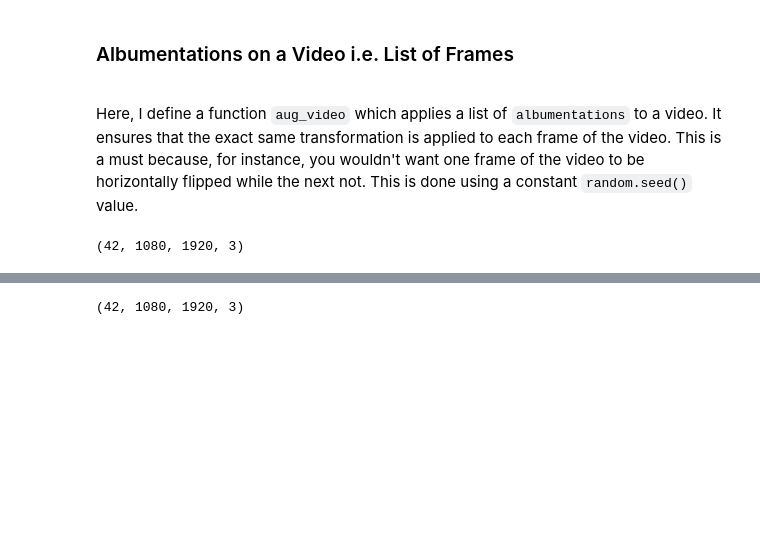
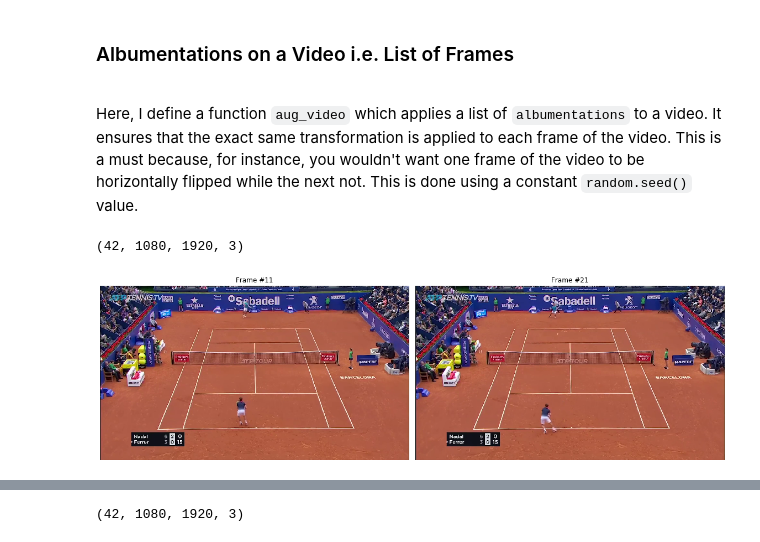
Before and after one commit to rsomani95/video-classification, a Jupyter notebook: notebooks/understanding-the-pieces.ipynb, the cells around one changed output, grey strips where cells are left out. Drawn from its saved outputs; the diff is of its cells as text; code cells hidden in the pictures; blank space fills up the shorter version.

```diff
--- a/notebooks/understanding-the-pieces.ipynb
+++ b/notebooks/understanding-the-pieces.ipynb
@@ -455,6 +455,10 @@ def aug_video(vid, tfms):
         random.seed(seed)
         aug_vid.append((tfms(image = np.asarray(x)))['image'])
     return torch.from_numpy(np.stack(aug_vid))
+# %%
+plot_adjacent(vid, figsize=(16, 9), i1=10, i2=20)
+# %% [output]
+[figure, added]
 # %%
 vidaug = (aug_video(vid, tfms))
 vidaug.shape
```
Also changed, not shown: parts of 3 cells of this notebook.
